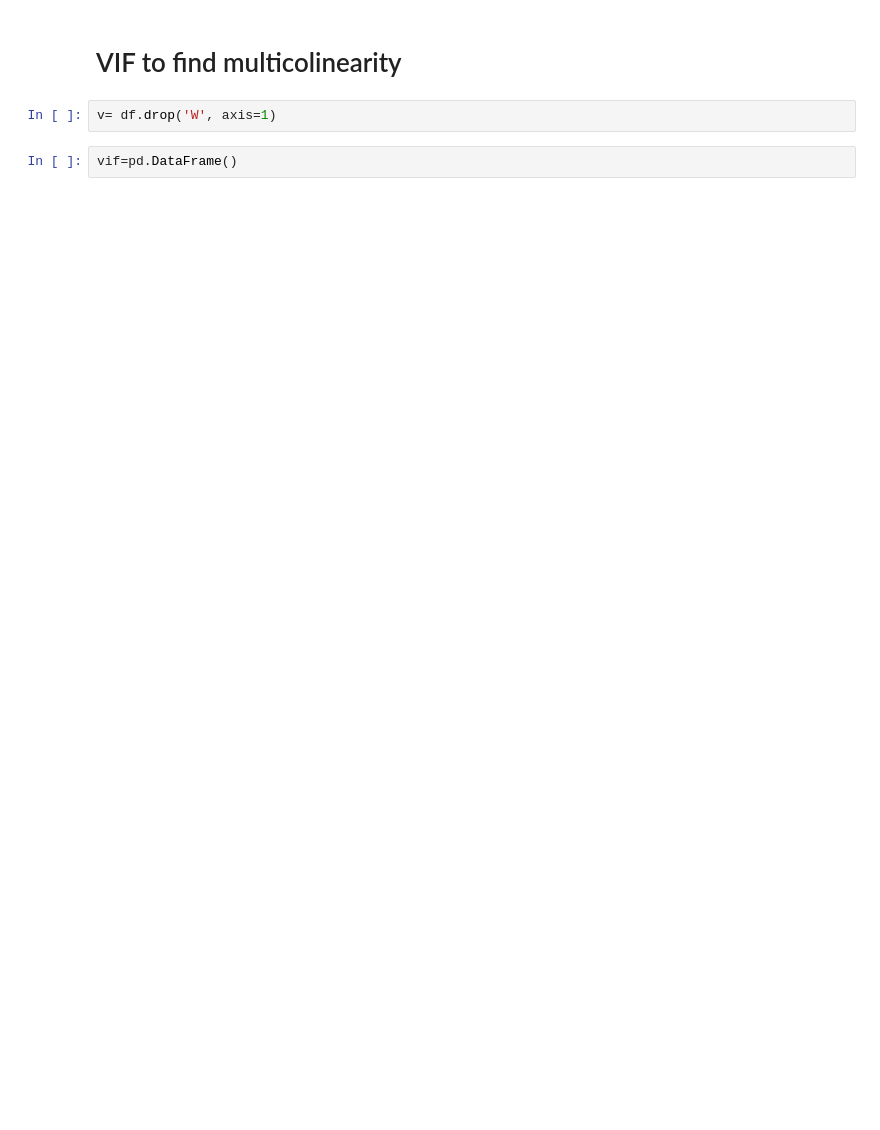
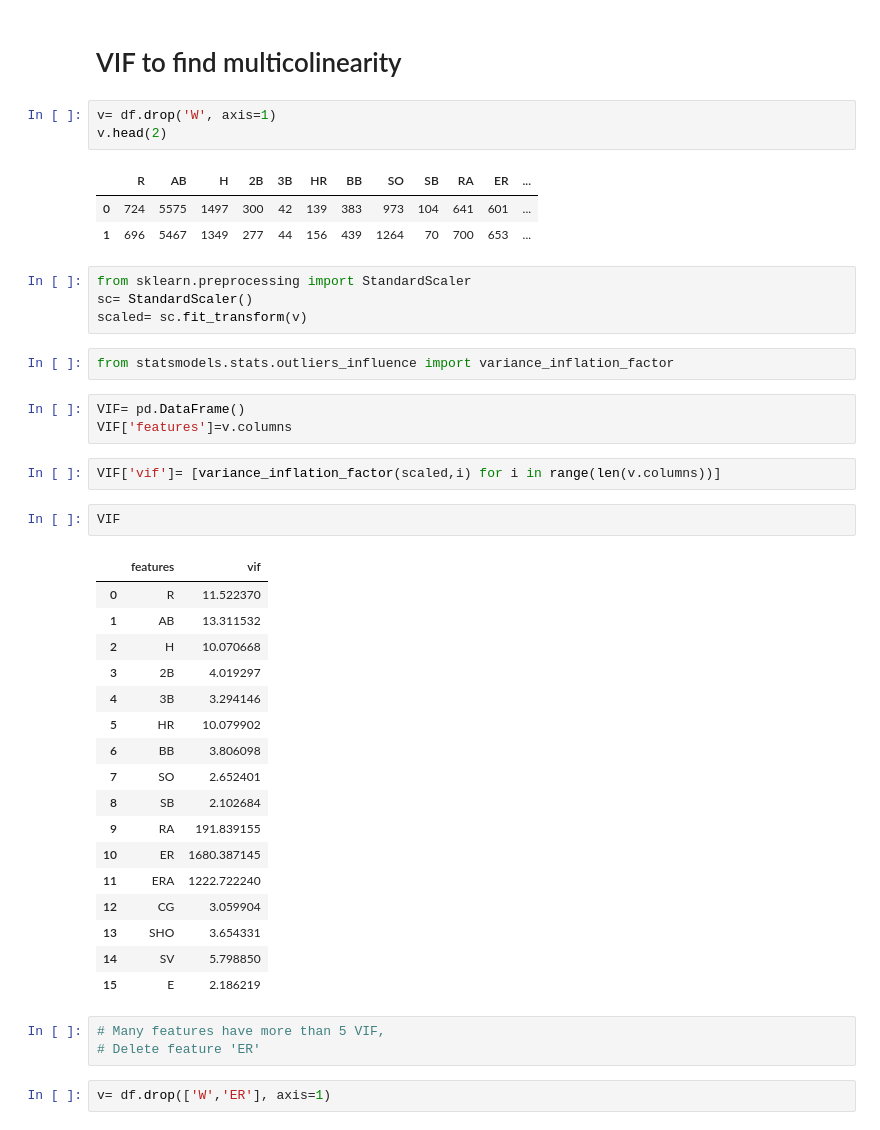
Before and after one commit to mohittomar2008/Baseball-Case-Study, a Jupyter notebook: Baseball Case Study.ipynb, the cells around one changed output. Drawn from its saved outputs; the diff is of its cells as text; blank space fills up the shorter version.

```diff
--- a/Baseball Case Study.ipynb
+++ b/Baseball Case Study.ipynb
@@ -511,5 +511,44 @@ sns.scatterplot('ER', 'RA', hue='ERA',data=df)
 # VIF to find multicolinearity
 # %%
 v= df.drop('W', axis=1)
+v.head(2)
+# %% [output]
+|  | R | AB | H | 2B | 3B | HR | BB | SO | SB | RA | ER | ... |
+| 0 | 724 | 5575 | 1497 | 300 | 42 | 139 | 383 | 973 | 104 | 641 | 601 | ... |
+| 1 | 696 | 5467 | 1349 | 277 | 44 | 156 | 439 | 1264 | 70 | 700 | 653 | ... |
 # %%
-vif=pd.DataFrame()
+from sklearn.preprocessing import StandardScaler
+sc= StandardScaler()
+scaled= sc.fit_transform(v)
+# %%
+from statsmodels.stats.outliers_influence import variance_inflation_factor
+# %%
+VIF= pd.DataFrame()
+VIF['features']=v.columns
+# %%
+VIF['vif']= [variance_inflation_factor(scaled,i) for i in range(len(v.columns))]
+# %%
+VIF
+# %% [output]
+|  | features | vif |
+| 0 | R | 11.522370 |
+| 1 | AB | 13.311532 |
+| 2 | H | 10.070668 |
+| 3 | 2B | 4.019297 |
+| 4 | 3B | 3.294146 |
+| 5 | HR | 10.079902 |
+| 6 | BB | 3.806098 |
+| 7 | SO | 2.652401 |
+| 8 | SB | 2.102684 |
+| 9 | RA | 191.839155 |
+| 10 | ER | 1680.387145 |
+| 11 | ERA | 1222.722240 |
+| 12 | CG | 3.059904 |
+| 13 | SHO | 3.654331 |
+| 14 | SV | 5.798850 |
+| 15 | E | 2.186219 |
+# %%
+# Many features have more than 5 VIF,
+# Delete feature 'ER'
+# %%
+v= df.drop(['W','ER'], axis=1)
```
Also changed, not shown: parts of 57 cells of this notebook.
